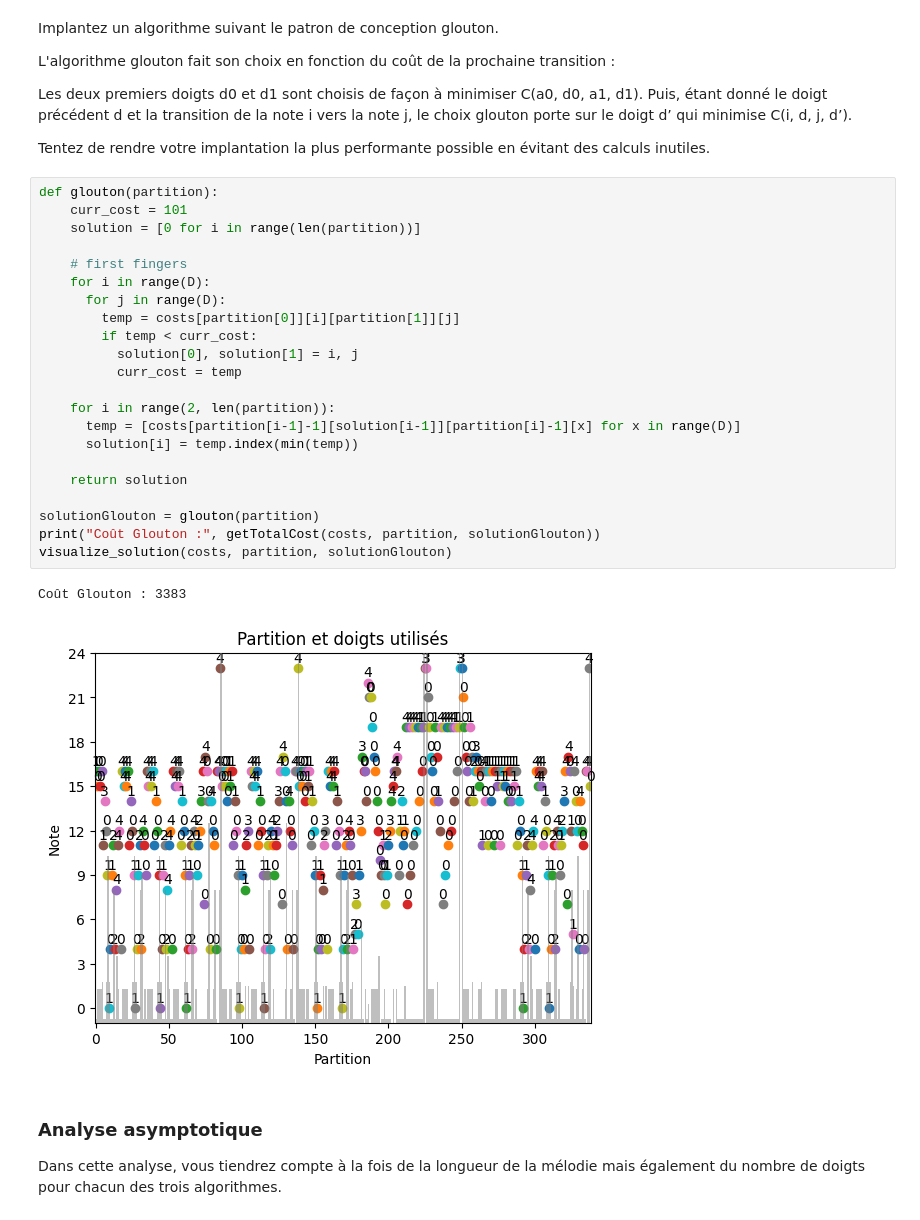
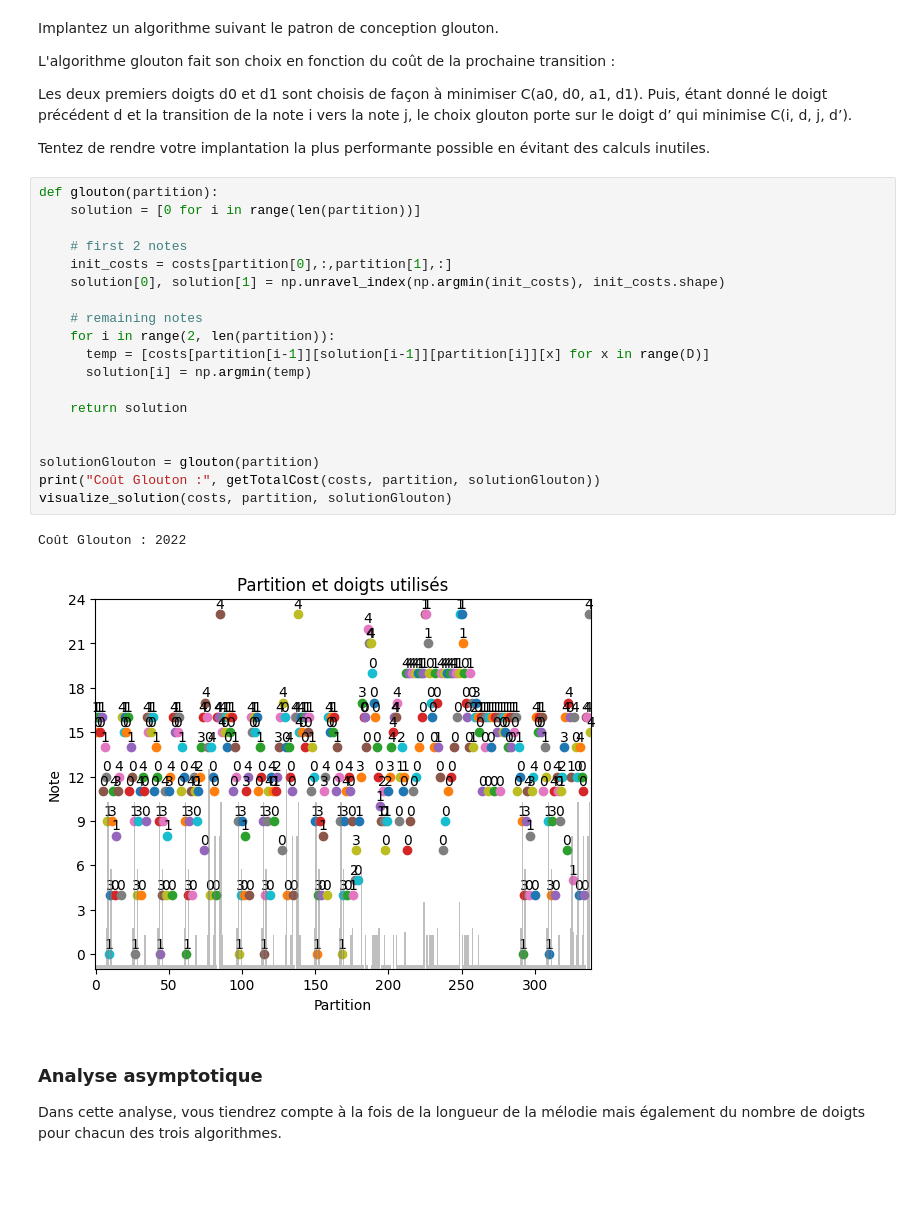
Before and after one commit to Thomas-Thiboutot/INF8775, a Jupyter notebook: TP2-H24.ipynb, the cells around one changed output. Saved outputs shown, nothing was run; the diff lists cells and outputs as text; blank space fills up the shorter version.

```diff
--- a/TP2-H24.ipynb
+++ b/TP2-H24.ipynb
@@ -280,29 +280,26 @@ minimise C(i, d, j, d’).
 Tentez de rendre votre implantation la plus performante possible en évitant des calculs inutiles.
 # %%
 def glouton(partition):
-    curr_cost = 101
     solution = [0 for i in range(len(partition))]
 
-    # first fingers
-    for i in range(D):
-      for j in range(D):
-        temp = costs[partition[0]][i][partition[1]][j]
-        if temp < curr_cost:
-          solution[0], solution[1] = i, j
-          curr_cost = temp
+    # first 2 notes
+    init_costs = costs[partition[0],:,partition[1],:]
+    solution[0], solution[1] = np.unravel_index(np.argmin(init_costs), init_costs.shape)
 
+    # remaining notes
     for i in range(2, len(partition)):
-      temp = [costs[partition[i-1]-1][solution[i-1]][partition[i]-1][x] for x in range(D)]
-      solution[i] = temp.index(min(temp))
+      temp = [costs[partition[i-1]][solution[i-1]][partition[i]][x] for x in range(D)]
+      solution[i] = np.argmin(temp)
 
     return solution
+
 
 solutionGlouton = glouton(partition)
 print("Coût Glouton :", getTotalCost(costs, partition, solutionGlouton))
 visualize_solution(costs, partition, solutionGlouton)
 # %% [output]
-Coût Glouton : 3383
+Coût Glouton : 2022
-[figure, old version]
+[figure, new version]
 # %% [markdown]
 ### Analyse asymptotique
 
```
Also changed, not shown: parts of 3 cells of this notebook.
